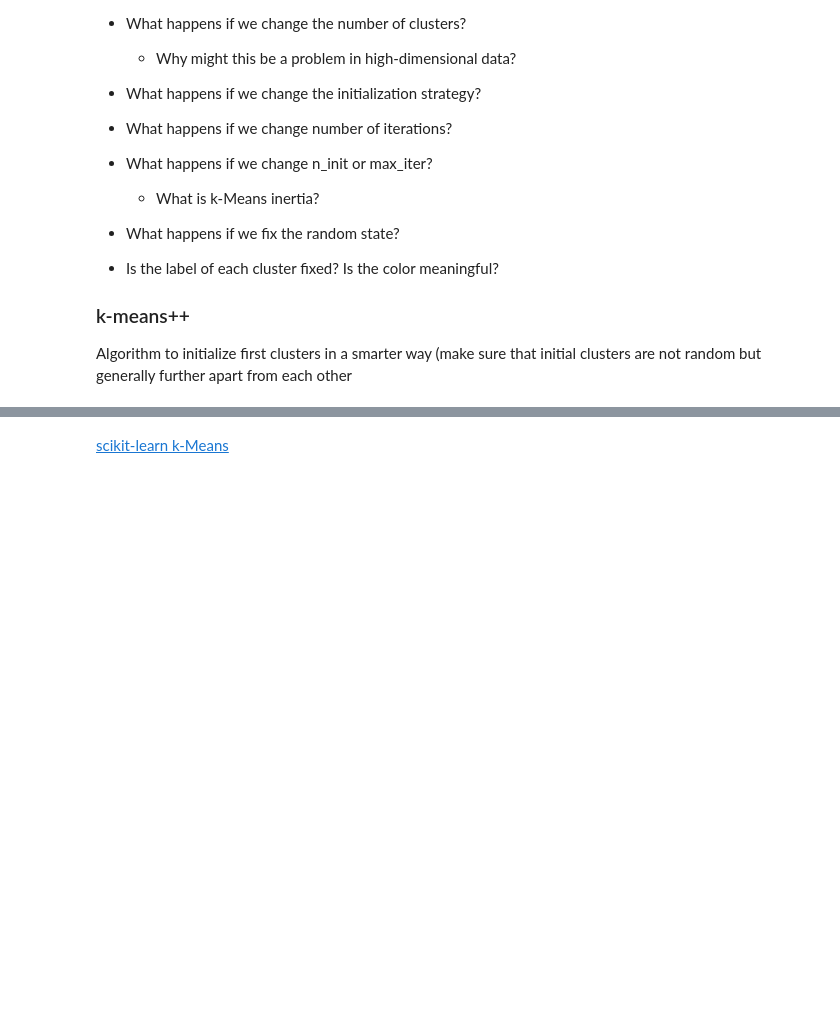
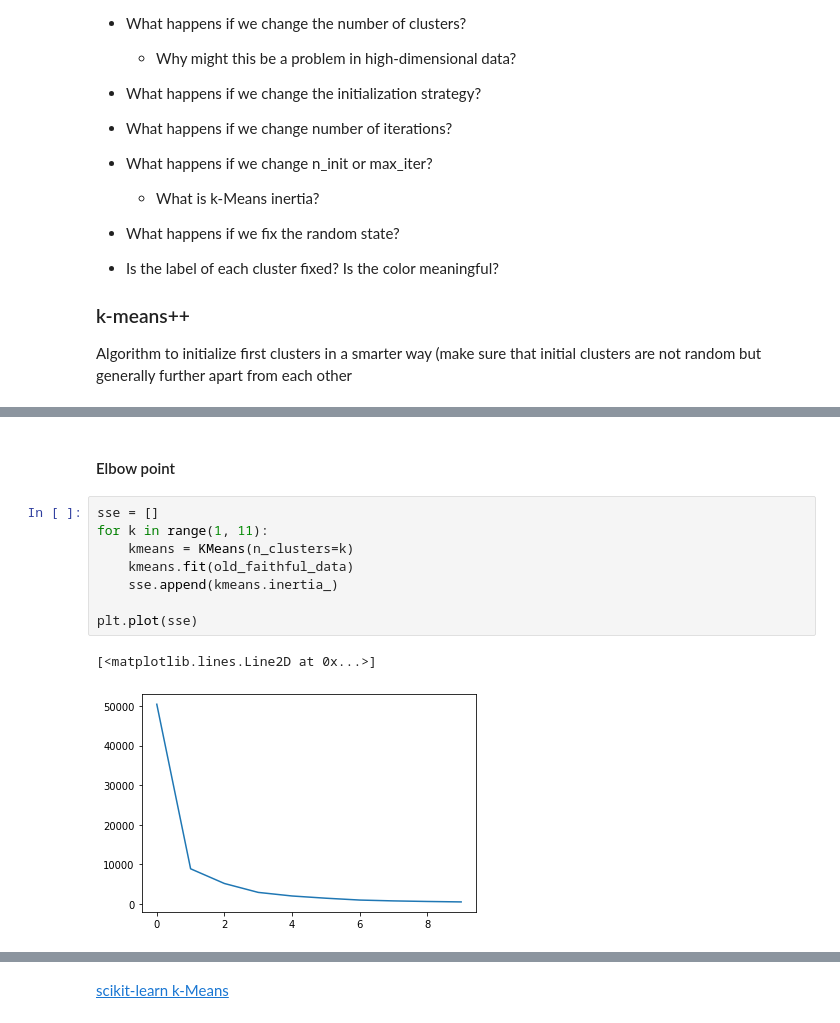
Before and after one commit to habichta/unilu_unsupervised_learning, a Jupyter notebook: src/K-Means.ipynb, the cells around one changed output, grey strips where cells are left out. Saved outputs shown, nothing was run; the diff lists cells and outputs as text; blank space fills up the shorter version.

Commit message:
Added Elbow and Silhouette analysis

```diff
--- a/src/K-Means.ipynb
+++ b/src/K-Means.ipynb
@@ -85,0 +96,13 @@ Algorithm to initialize first clusters in a smarter way (make sure that initial
+# %% [markdown]
+#### Elbow point
+# %%
+sse = []
+for k in range(1, 11):
+    kmeans = KMeans(n_clusters=k)
+    kmeans.fit(old_faithful_data)
+    sse.append(kmeans.inertia_)
+
+plt.plot(sse)
+# %% [output]
+[<matplotlib.lines.Line2D at 0x...>]
+[figure, added]
```
Also changed, not shown: parts of 6 cells of this notebook.
